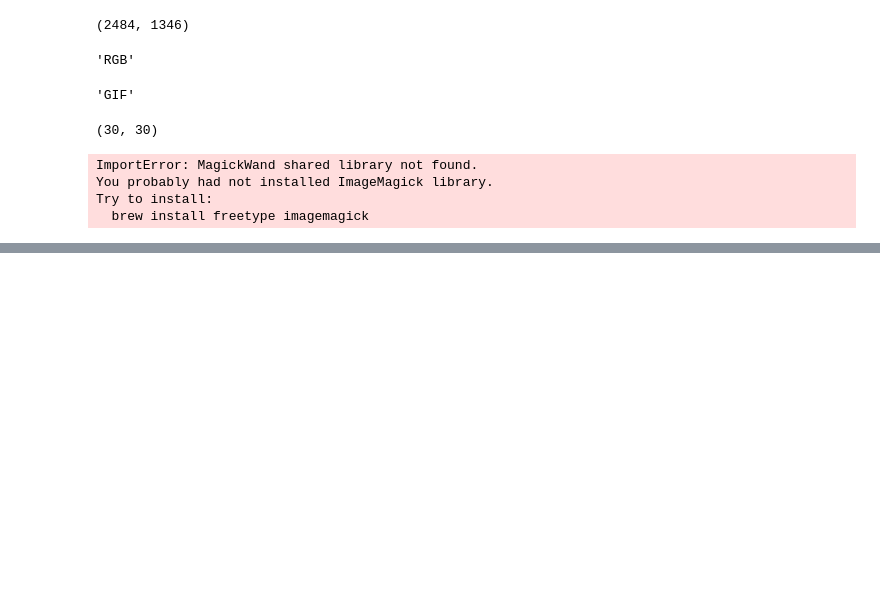
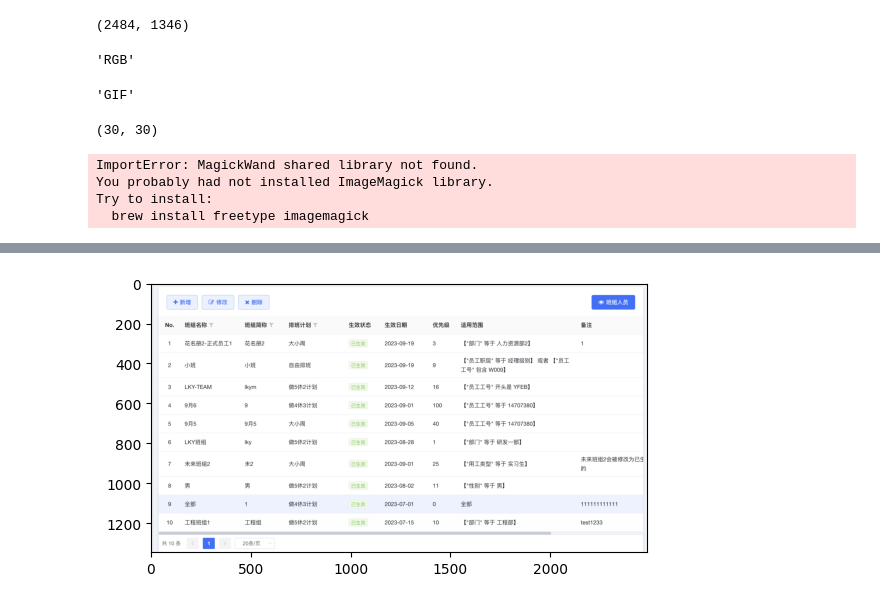
Before and after one commit to BobJackson/introduce-python, a Jupyter notebook: ch20.ipynb, the cells around one changed output, grey strips where cells are left out. Saved outputs shown, nothing was run; the diff lists cells and outputs as text; code cells hidden in the pictures; blank space fills up the shorter version.

```diff
--- a/ch20.ipynb
+++ b/ch20.ipynb
@@ -56,0 +70,9 @@ Try to install:
+# %%
+import matplotlib.pyplot as plot
+import matplotlib.image as image
+
+img = image.imread('demo.png')
+plot.imshow(img)
+plot.show()
+# %% [output]
+[figure, added]
```
Also changed, not shown: parts of 5 cells of this notebook, 1 other file.
